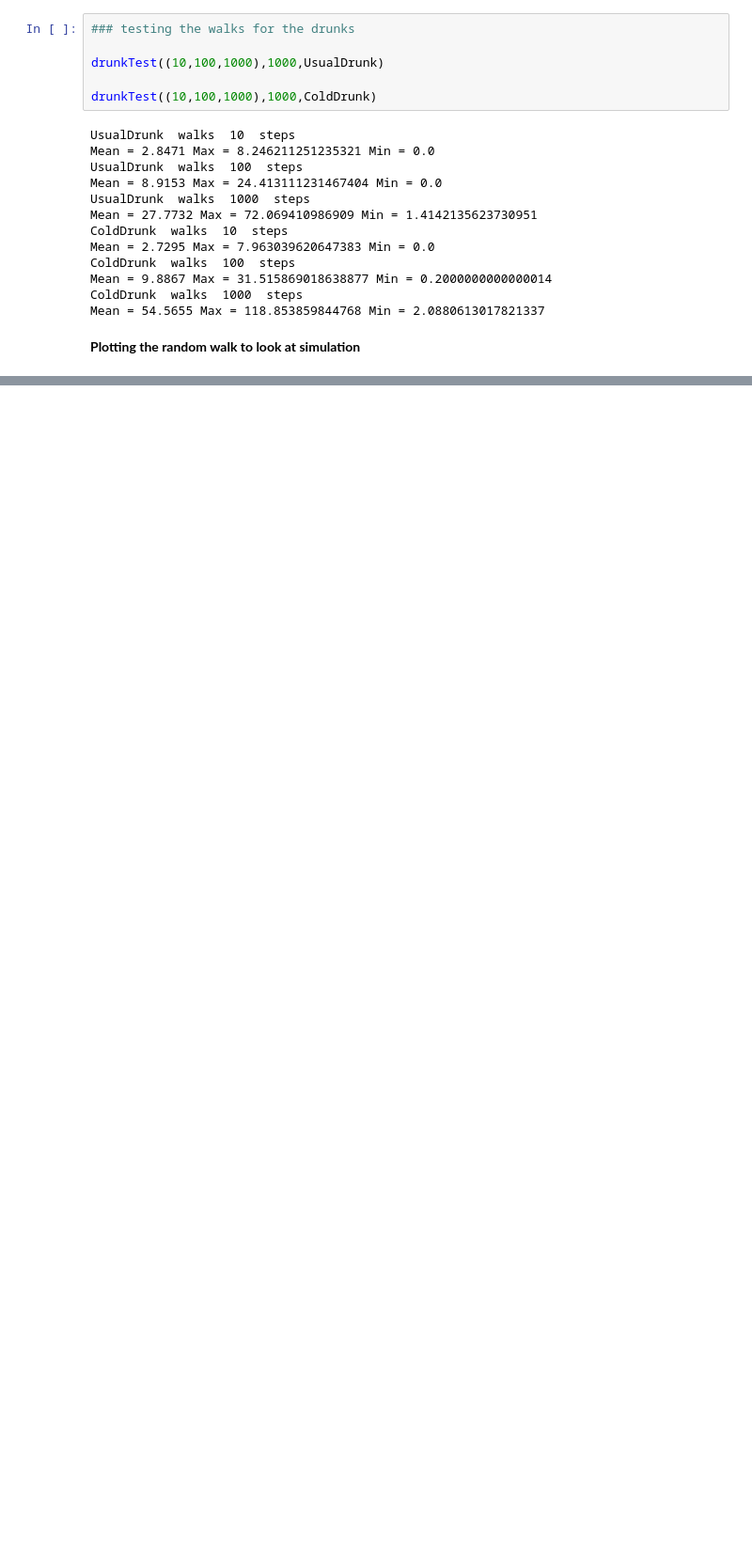
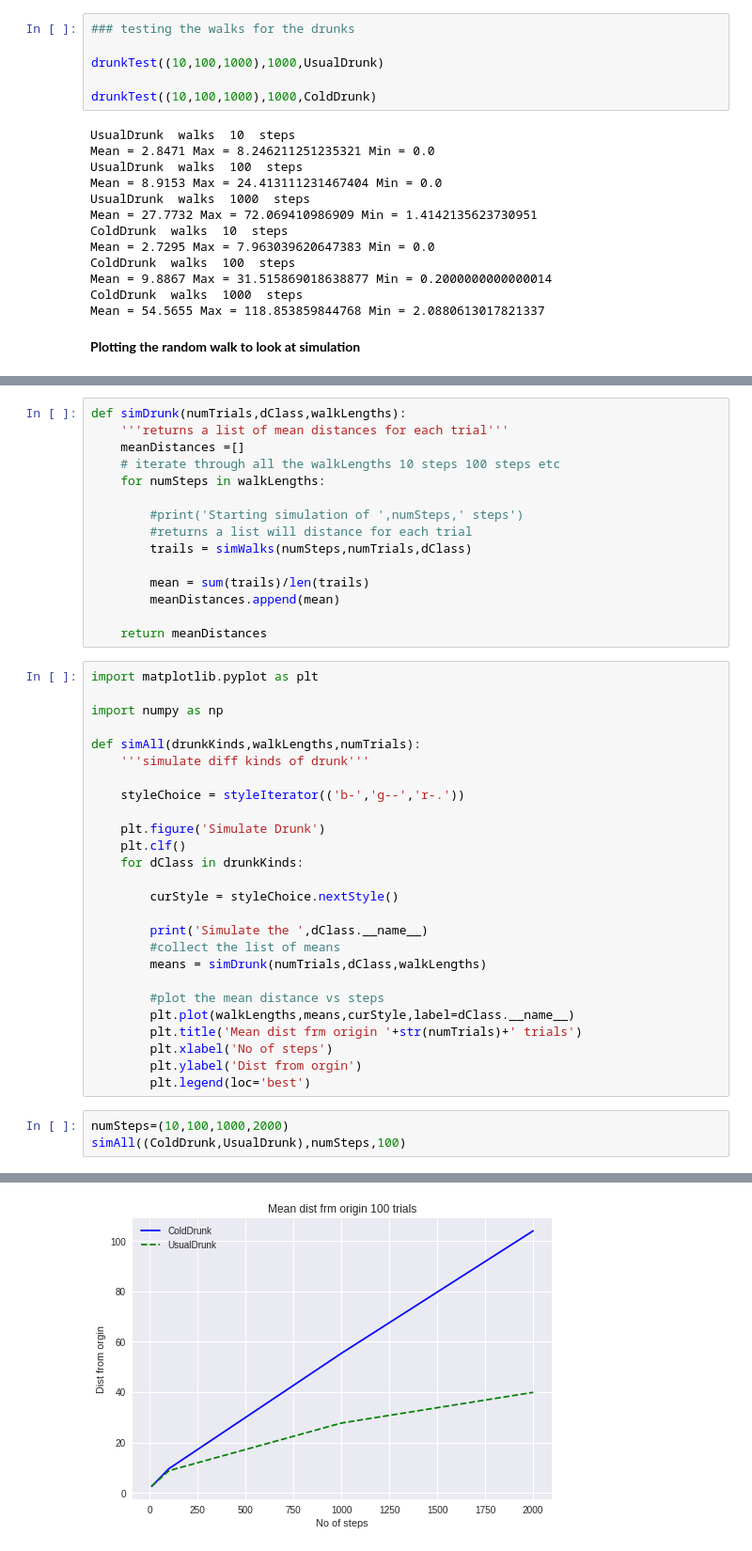
Before and after one commit to rainu1729/data-analysis, a Jupyter notebook: EDXcourse600_2x.ipynb, the cells around one changed output, grey strips where cells are left out. Shown: that part at 94% size. Cells and saved outputs as stored; diff of their text form; blank space fills up the shorter version.

Commit message:
plot the locations of walk

```diff
--- a/EDXcourse600_2x.ipynb
+++ b/EDXcourse600_2x.ipynb
@@ -800,0 +805,45 @@ class styleIterator(object):
+# %%
+def simDrunk(numTrials,dClass,walkLengths):
+    '''returns a list of mean distances for each trial'''
+    meanDistances =[]
+    # iterate through all the walkLengths 10 steps 100 steps etc
+    for numSteps in walkLengths:
+
+        #print('Starting simulation of ',numSteps,' steps')
+        #returns a list will distance for each trial
+        trails = simWalks(numSteps,numTrials,dClass)
+
+        mean = sum(trails)/len(trails)
+        meanDistances.append(mean)
+
+    return meanDistances
+# %%
+import matplotlib.pyplot as plt
+
+import numpy as np
+
+def simAll(drunkKinds,walkLengths,numTrials):
+    '''simulate diff kinds of drunk'''
+
+    styleChoice = styleIterator(('b-','g--','r-.'))
+
+    plt.figure('Simulate Drunk')
+    plt.clf()
+    for dClass in drunkKinds:
+
+        curStyle = styleChoice.nextStyle()
+
+        print('Simulate the ',dClass.__name__)
+        #collect the list of means
+        means = simDrunk(numTrials,dClass,walkLengths)
+
+        #plot the mean distance vs steps
+        plt.plot(walkLengths,means,curStyle,label=dClass.__name__)
+        plt.title('Mean dist frm origin '+str(numTrials)+' trials')
+        plt.xlabel('No of steps')
+        plt.ylabel('Dist from orgin')
+        plt.legend(loc='best')
+# %%
+numSteps=(10,100,1000,2000)
+simAll((ColdDrunk,UsualDrunk),numSteps,100)
+# %% [output]
@@ -800,0 +852 @@ class styleIterator(object):
+[figure, added]
```
Also changed, not shown: parts of 5 cells of this notebook.
